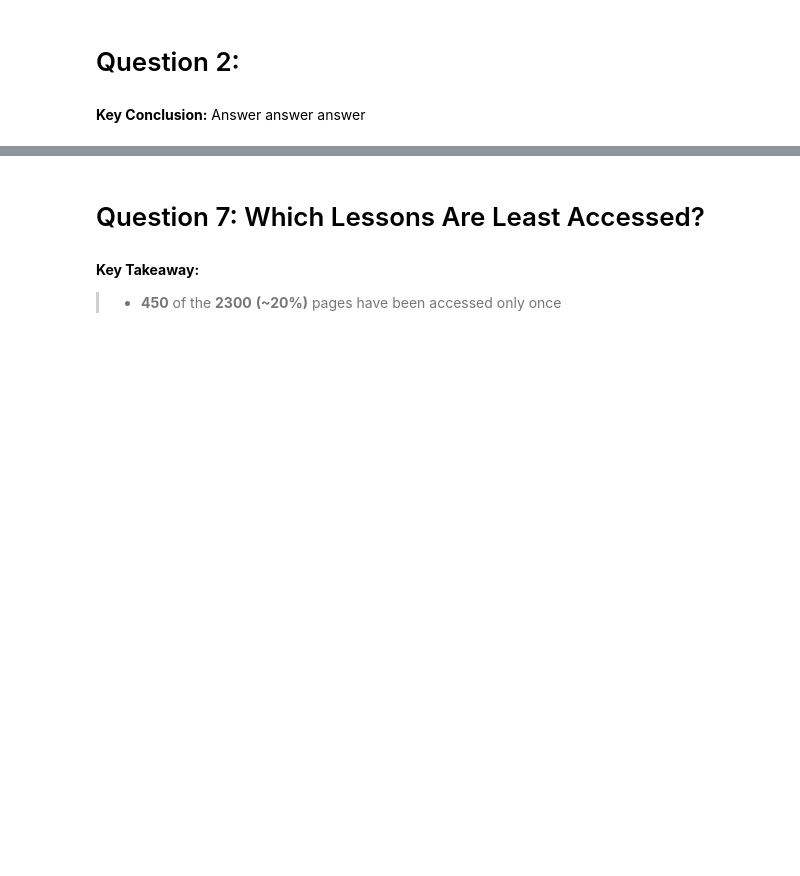
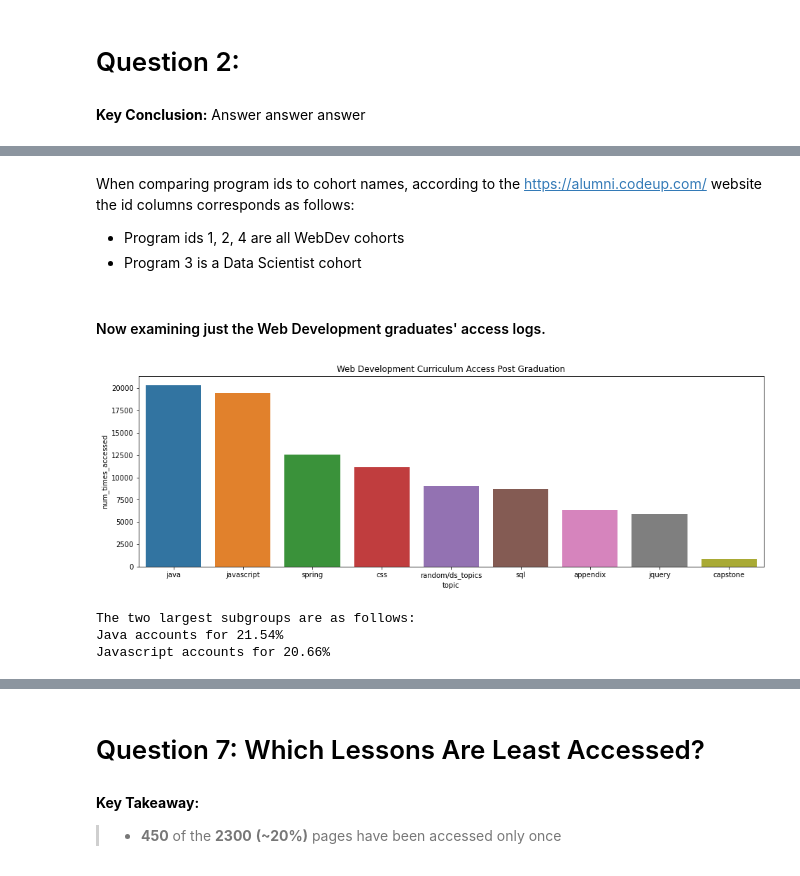
Before and after one commit to AACKV/anomaly_detection_project, a Jupyter notebook: final_report.ipynb, the cells around one changed output, grey strips where cells are left out. Saved outputs shown, nothing was run; the diff lists cells and outputs as text; code cells hidden in the pictures; blank space fills up the shorter version.

Commit message:
added Andrews question 6 to final notebook

```diff
--- a/final_report.ipynb
+++ b/final_report.ipynb
@@ -42,0 +49,27 @@ df = wrangle.wrangle_logs()
+# %%
+# Dropping staff from the dataframe so as to only evaluate students
+cleaned = df[df.name != 'Staff']
+
+# Since the '/' and the 'search/search_index.json' paths are not actual topic locations, I will drop these two paths.
+cleaned = cleaned[(cleaned.path != '/') & (cleaned.path != 'search/search_index.json')]
+
+# Removing any access logs that occurred prior the the cohort finishing at Codeup as the question asks about post
+# graduation access.
+cleaned = cleaned[cleaned.date > cleaned.end_date]
+# %% [markdown]
+When comparing program ids to cohort names, according to the https://alumni.codeup.com/ website the id columns corresponds as follows:
+- Program ids 1, 2, 4 are all WebDev cohorts
+- Program 3 is a Data Scientist cohort
+# %%
+# Splitting the dataframe into Data Science and Web Development students
+ds = cleaned[cleaned.program_id == 3]
+webdev = cleaned[cleaned.program_id != 3]
+# %% [markdown]
+#### Now examining just the Web Development graduates' access logs.
+# %%
+utilities.webdev_visuals(webdev)
+# %% [output]
+[figure, added]
+The two largest subgroups are as follows:
+Java accounts for 21.54%
+Javascript accounts for 20.66%
```
Also changed, not shown: parts of 9 cells of this notebook.
